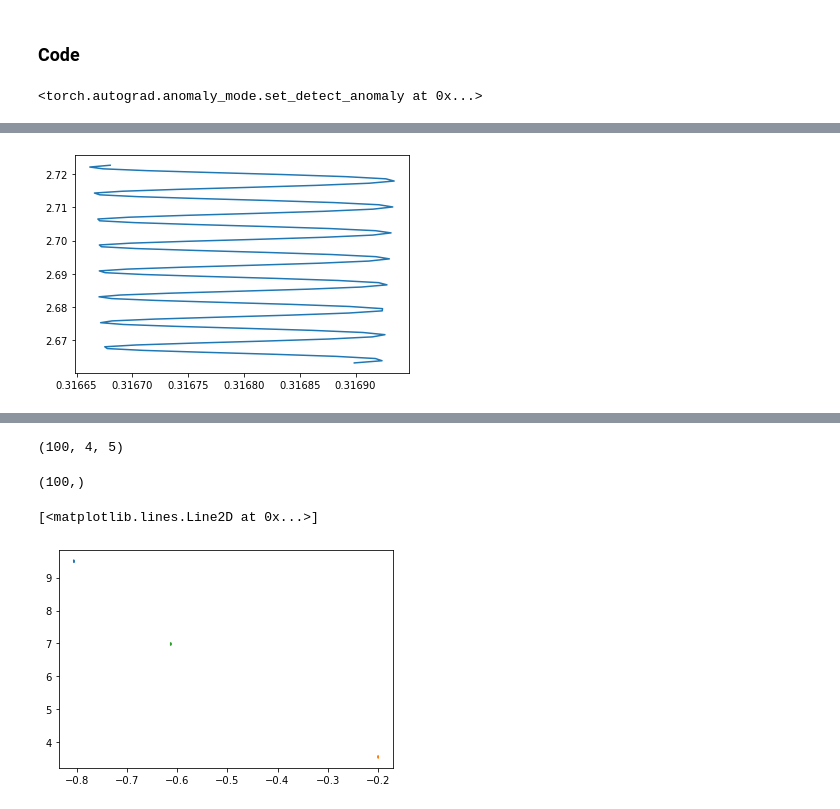
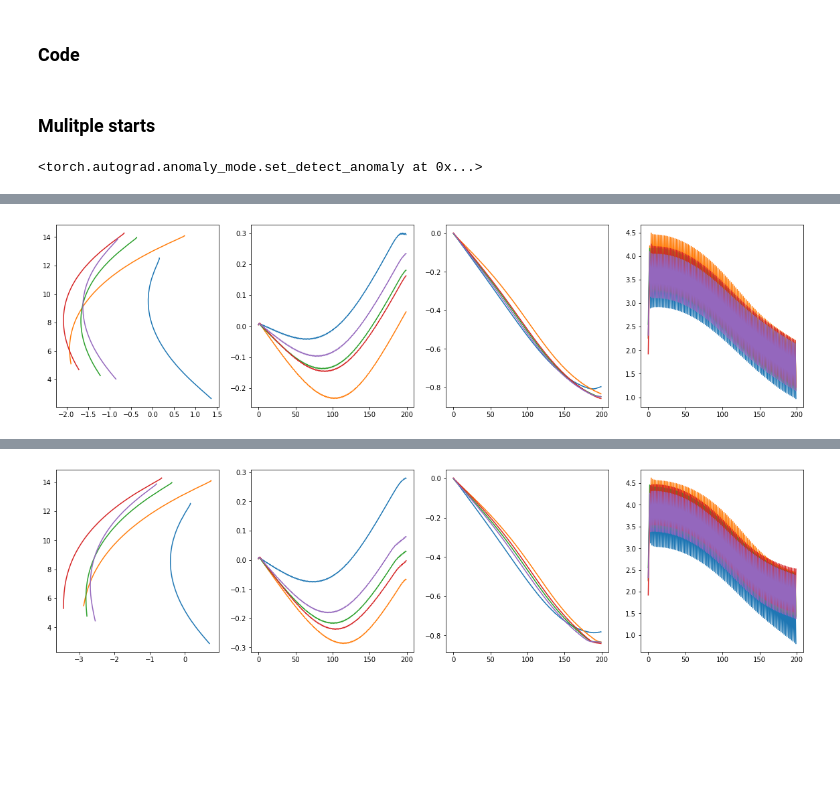
Before and after one commit to pprabhud/MAE_598_Fall_22, a Jupyter notebook: MAE_598_Project_1.ipynb, the cells around one changed output, grey strips where cells are left out. Cells and saved outputs as stored; diff of their text form; code cells hidden in the pictures; blank space fills up the shorter version.

Commit message:
Working on dynamics, added multiple initial states

```diff
--- a/MAE_598_Project_1.ipynb
+++ b/MAE_598_Project_1.ipynb
@@ -22,13 +24,15 @@ logger = logging.getLogger(__name__)
 # environment parameters
 
 FRAME_TIME = 0.1  # time interval
-GRAVITY_ACCEL = 0.12  # gravity constant
-BOOST_ACCEL = 0.18  # thrust constant
+GRAVITY_ACCEL = 9.81e-3  # gravity constant (km / s^2)
+BOOST_ACCEL = 0.05  # thrust constant (5 gs)
 
-# # the following parameters are not being used in the sample code
-# PLATFORM_WIDTH = 0.25  # landing platform width
-# PLATFORM_HEIGHT = 0.06  # landing platform height
-# ROTATION_ACCEL = 20  # rotation constant
+# # # the following parameters are not being used in the sample code
+# # PLATFORM_WIDTH = 0.25  # landing platform width
+# # PLATFORM_HEIGHT = 0.06  # landing platform height
+# # ROTATION_ACCEL = 20  # rotation constant
+# %% [markdown]
+### Mulitple starts
 # %%
 # define system dynamics
 # Notes:
@@ -149,15 +174,22 @@ class Simulation(nn.Module):
 
     @staticmethod
     def initialize_state():
-        batch_sz = 4
-        bounds = np.array([[-1, 1], [0, 10], [0, 5], [0, 5], [0, 90]])
-        state = np.random.uniform(bounds[:, 0], bounds[:, 1], (batch_sz, bounds.shape[0]))
-        # state = state.reshape(state.shape[0], state.shape[1], 1)
-        # state = [1., 0., 0., 0., 0.]  # TODO: need batch of initial states
-        return t.tensor(state, requires_grad=False).float()
+        batch_sz = 5
+        bounds = np.array([[-1, 1],
+                           [10, 15],
+                           [0, 0],
+                           [0, 0],
+                           [0, 1.57]]) # angle in rads
+
+        state = t.tensor(np.random.uniform(bounds[:,0], bounds[:, 1], (batch_sz, bounds.shape[0])), requires_grad=False).float()
+        print('Dim. state: ', state.shape)
+        print('Initial state: ', state)
+        return state
+
 
     def error(self, state):
-        error = t.sum(state[:, 0]**2 + state[:, 1]**2 + state[:, 2]**2 + state[:, 3]**2 + state[:, 4]**2)
-        return error.mean()
+        error = (1 * state[:, 0]**2 + 1 * state[:, 1]**2 + 1 * state[:, 2]**2 + 1 * state[:, 3]**2 + 1 * state[:, 4]**2).mean()
+        # error = t.nn.functional.normalize(state, dim=0).mean().sum()
+        return error
 # %%
 # set up the optimizer
@@ -201,13 +256,13 @@ class Optimize:
 # %%
 # Now it's time to run the code!
 
-T = 100  # number of time steps
+T = 200  # number of time steps
 dim_input = 5  # state space dimensions
-dim_hidden = 6  # latent dimensions
+dim_hidden = 10  # latent dimensions
 dim_output = 2  # action space dimensions
 d = Dynamics()  # define dynamics
 c = Controller(dim_input, dim_hidden, dim_output)  # define controller
 s = Simulation(c, d, T)  # define simulation
 o = Optimize(s)  # define optimizer
-data = o.train(1)  # solve the optimization problem
+o.train(10)  # solve the optimization problem
 # %% [output]
@@ -216 +281 @@ data = o.train(1)  # solve the optimization problem
-[figure, old version]
+[figure, new version]
@@ -217,15 +288 @@ data = o.train(1)  # solve the optimization problem
+[figure, added]
-# %%
-data.shape
-# %% [output]
-(100, 4, 5)
-# %%
-data[:, 0, 0].shape
-# %% [output]
-(100,)
-# %%
-plt.plot(data[:, 3, 0], data[:, 3, 1])
-plt.plot(data[:, 0, 0], data[:, 0, 1])
-plt.plot(data[:, 1, 0], data[:, 1, 1])
-# %% [output]
-[<matplotlib.lines.Line2D at 0x...>]
-[figure, removed]
```
Also changed, not shown: parts of 5 cells of this notebook.
